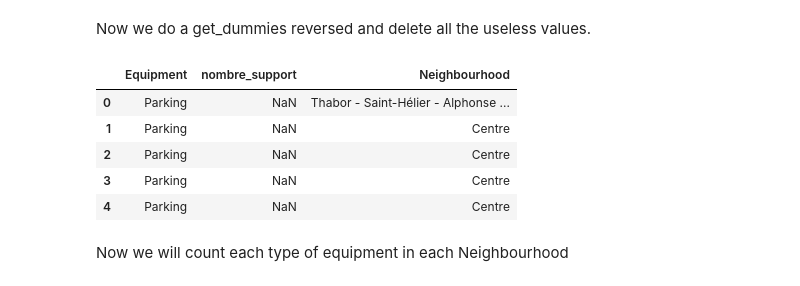
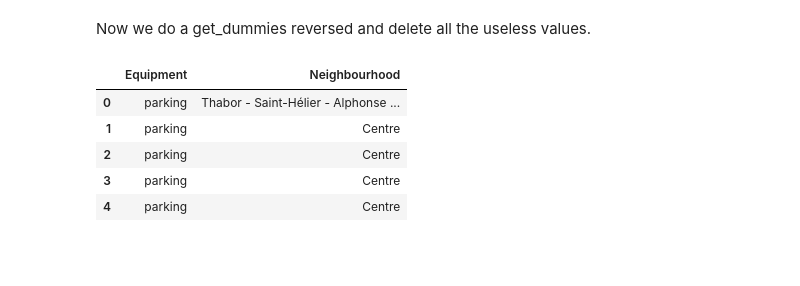
Before and after one commit to olivedu35/Coursera, a Jupyter notebook: Final Capstone Project.ipynb, the cells around one changed output. Drawn from its saved outputs; the diff is of its cells as text; code cells hidden in the pictures; blank space fills up the shorter version.

```diff
--- a/Final Capstone Project.ipynb
+++ b/Final Capstone Project.ipynb
@@ -254,7 +262,7 @@ green_roads = pd.read_csv(body,delimiter=';')
 green_roads = green_roads.loc[green_roads['c_insee'] == 35238.0]
 green_roads['lat'], green_roads['long'] = green_roads['Geo Point'].str.split(',').str
 green_roads = green_roads[['lat','long']]
-green_roads['Equipment'] = 'Green Roads'
+green_roads['Equipment'] = 'green roads'
 green_roads.head()
 # %% [output]
 |  | lat | long | Equipment |
@@ -273,7 +281,7 @@ if not hasattr(body, "__iter__"): body.__iter__ = types.MethodType( __iter__, bo
 paid_parking = pd.read_csv(body,delimiter=';')
 paid_parking['lat'], paid_parking['long'] = paid_parking['Geo Point'].str.split(',').str
 paid_parking = paid_parking[['lat','long']]
-paid_parking['Equipment'] = 'Parking'
+paid_parking['Equipment'] = 'parking'
 paid_parking.head()
 # %% [output]
 |  | lat | long | Equipment |
@@ -324,21 +332,19 @@ equipments.head()
 # %%
-# Version that should be faster
 check_distance = equipments.copy()
 
 for i in rennes_neighbourhood.index:
-    check_distance['Neighbourhood']=rennes_neighbourhood.at(i,'nom')
-    check_distance['Neighbourhood_lat']=rennes_neighbourhood.at(i,'lat')
-    check_distance['Neighbourhood_long']=rennes_neighbourhood.at(i,'long')
+    check_distance['Neighbourhood']=rennes_neighbourhood.at[i,'Neighbourhood']
+    check_distance['Neighbourhood_lat']=rennes_neighbourhood.at[i,'lat']
+    check_distance['Neighbourhood_long']=rennes_neighbourhood.at[i,'long']
     check_distance['dist_from_Neighbourhood']= check_distance.apply(lambda row: haversine(row['Neighbourhood_long'],
                                             row['Neighbourhood_lat'],
                                             row['long'],
                                             row['lat']), axis=1)
 
-    print(rennes_neighbourhood.at(i,'nom'))
+    print(rennes_neighbourhood.at[i,'Neighbourhood'])
     for j in check_distance.index:
         equipments.loc[j,check_distance.loc[j,'Neighbourhood']] = check_distance.loc[j,'dist_from_Neighbourhood']
 
-    print(rennes_neighbourhood.at(i,'nom'))
 equipments.head()
 # %% [output]
 Le Blosne
@@ -376,7 +376,7 @@ def nan_all_but_min(df):
     df = pd.DataFrame(newarr, columns=df.columns, index=df.index)
     return df
 # %%
-df = equipments[['Equipment','lat','long','nombre_support']]
+df = equipments[['Equipment','lat','long']]
 equipments = pd.concat([df,
                         nan_all_but_min(equipments[['Bourg l\'Evesque - La Touche - Moulin du Comte','Bréquigny','Centre','Cleunay - Arsenal - Redon',
                                                     'Francisco Ferrer - Landry - Poterie','Jeanne d\'Arc - Longs Champs - Beaulieu','Le Blosne',
@@ -402,14 +402,14 @@ def get_neighbourhood(row):
 
 equipments['Neighbourhood'] = equipments.apply(get_neighbourhood, axis=1)
 # %%
-equipments = equipments[['Equipment','nombre_support','Neighbourhood']]
+equipments = equipments[['Equipment','Neighbourhood']]
+frames = [equipments, cultural_equipment]
+equipments = pd.concat(frames)
 equipments.head()
 # %% [output]
-|  | Equipment | nombre_support | Neighbourhood |
-| 0 | Parking | NaN | Thabor - Saint-Hélier - Alphonse ... |
-| 1 | Parking | NaN | Centre |
-| 2 | Parking | NaN | Centre |
-| 3 | Parking | NaN | Centre |
-| 4 | Parking | NaN | Centre |
+|  | Equipment | Neighbourhood |
+| 0 | parking | Thabor - Saint-Hélier - Alphonse ... |
+| 1 | parking | Centre |
+| 2 | parking | Centre |
+| 3 | parking | Centre |
+| 4 | parking | Centre |
-# %% [markdown]
-Now we will count each type of equipment in each Neighbourhood
```
Also changed, not shown: parts of 55 cells of this notebook.
